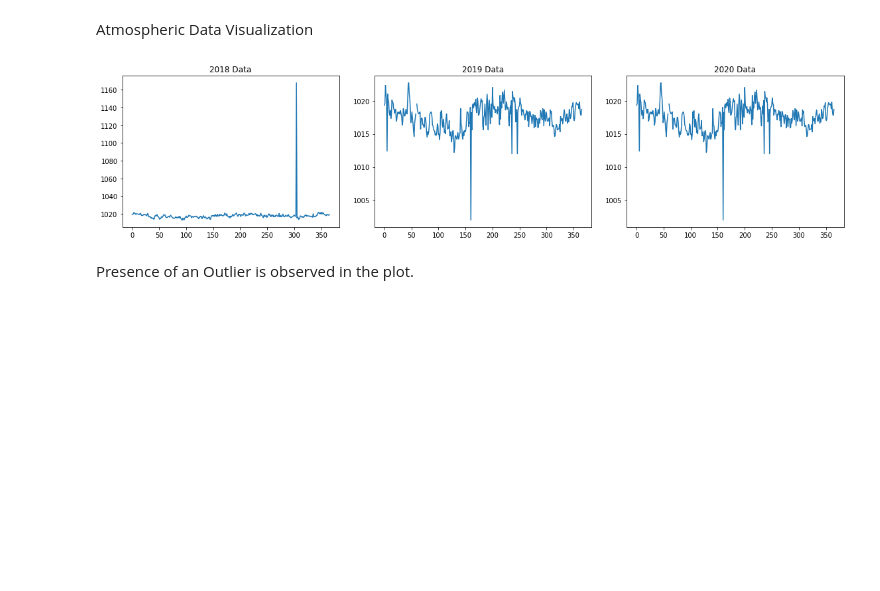
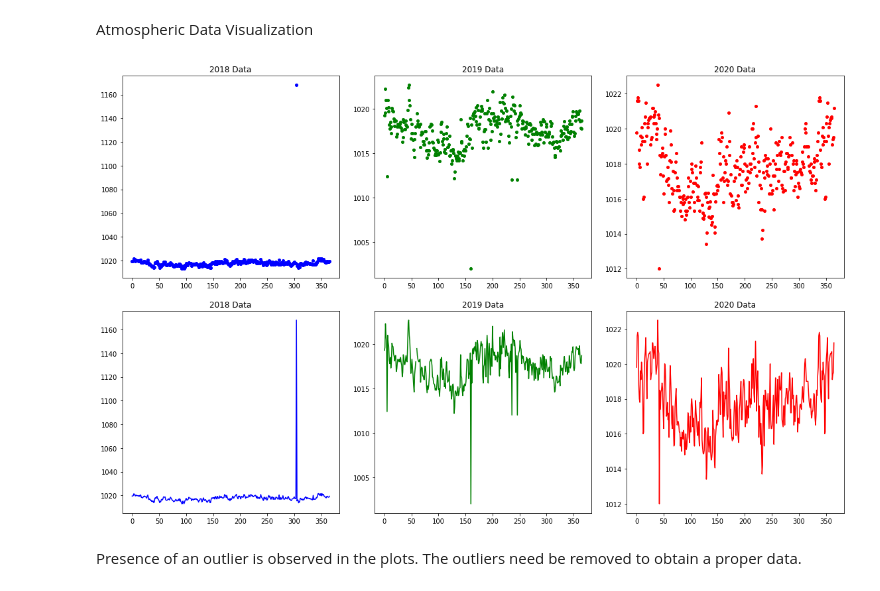
Before and after one commit to olanrewajufarooq/WeatherForecast-LSTMModel, a Jupyter notebook: WeatherForecast.ipynb, the cells around one changed output. Saved outputs shown, nothing was run; the diff lists cells and outputs as text; code cells hidden in the pictures; blank space fills up the shorter version.

Commit message:
Outlier Check

```diff
--- a/WeatherForecast.ipynb
+++ b/WeatherForecast.ipynb
@@ -82,32 +82,44 @@ Atmospheric Data Visualization
 # %%
 # plt.figure(figsize=(200, 6), dpi=80)
 
 fig,a =  plt.subplots(1,3)
 
 # 2018 Data Plot
-plt.subplot(1, 3, 1)
-plt.plot(atm_pressure_df[2018])
+plt.subplot(2, 3, 1)
+plt.plot(atm_pressure_df[2018], 'bo', markersize=4)
+plt.title('2018 Data')
+
+plt.subplot(2, 3, 4)
+plt.plot(atm_pressure_df[2018], 'b-')
 plt.title('2018 Data')
 
 # 2019 Data Plot
-plt.subplot(1, 3, 2)
-plt.plot(atm_pressure_df[2019])
+plt.subplot(2, 3, 2)
+plt.plot(atm_pressure_df[2019], 'go', markersize=4)
 plt.title('2019 Data')
 
-# 2019 Data Plot
-plt.subplot(1, 3, 3)
-plt.plot(atm_pressure_df[2019])
+plt.subplot(2, 3, 5)
+plt.plot(atm_pressure_df[2019], 'g-')
+plt.title('2019 Data')
+
+# 2020 Data Plot
+plt.subplot(2, 3, 3)
+plt.plot(atm_pressure_df[2020], 'ro', markersize=4)
+plt.title('2020 Data')
+
+plt.subplot(2, 3, 6)
+plt.plot(atm_pressure_df[2020], 'r-')
 plt.title('2020 Data')
 
 # Adjust Figure
 fig = plt.gcf()
-fig.set_size_inches(16, 4)
-fig.savefig('test2png.png', dpi=100)
+fig.set_size_inches(16, 10)
+fig.savefig('images/AtmosphericPressurePlot-BeforeCleaning.png', dpi=100)
 
 # Display Plot
 plt.tight_layout()
 plt.show()
 # %% [output]
-[figure, old version]
+[figure, new version]
 # %% [markdown]
-Presence of an Outlier is observed in the plot.
+Presence of an outlier is observed in the plots. The outliers need be removed to obtain a proper data.
```
Also changed, not shown: 2 other files.
